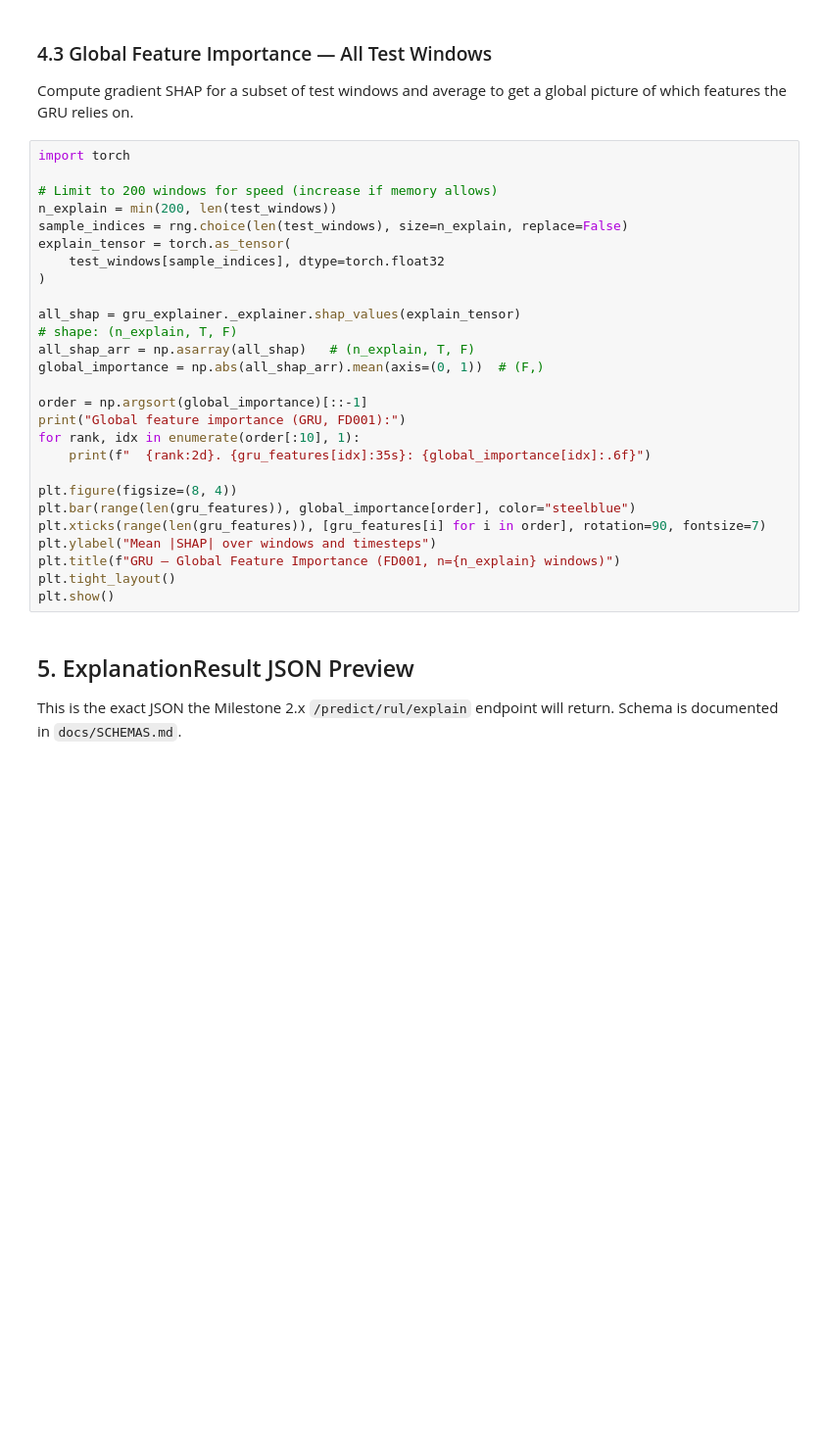
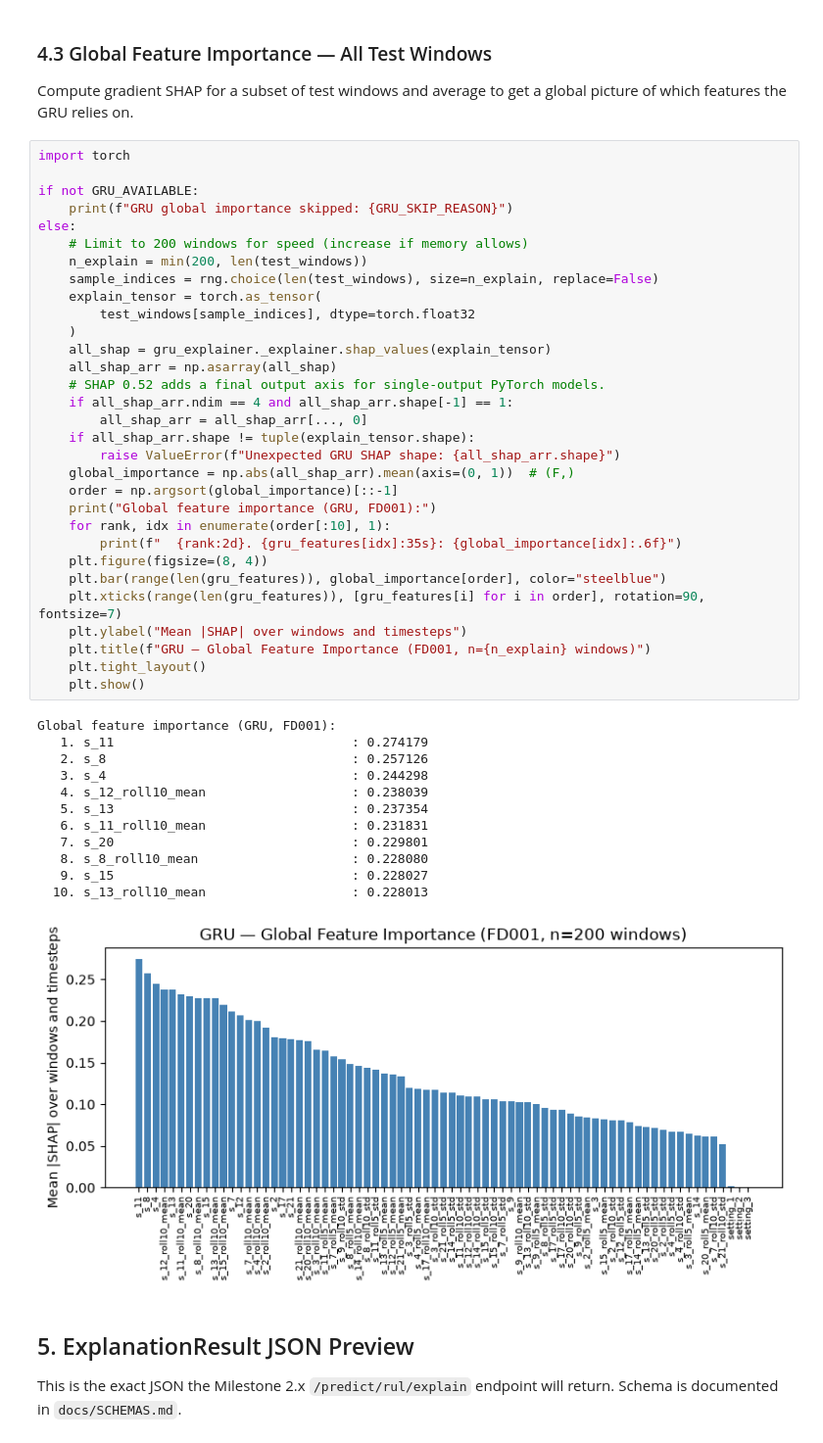
Before and after one commit to agrimsri/Industrial-Predictive-Maintenance-Platform, a Jupyter notebook: ml/notebooks/04_shap_explainability.ipynb, the cells around one changed output. Shown at 98% size. Saved outputs shown, nothing was run; the diff lists cells and outputs as text; blank space fills up the shorter version.

```diff
--- a/ml/notebooks/04_shap_explainability.ipynb
+++ b/ml/notebooks/04_shap_explainability.ipynb
@@ -221,30 +293,47 @@ picture of which features the GRU relies on.
 # %%
 import torch
 
-# Limit to 200 windows for speed (increase if memory allows)
-n_explain = min(200, len(test_windows))
-sample_indices = rng.choice(len(test_windows), size=n_explain, replace=False)
-explain_tensor = torch.as_tensor(
-    test_windows[sample_indices], dtype=torch.float32
-)
-
-all_shap = gru_explainer._explainer.shap_values(explain_tensor)
-# shape: (n_explain, T, F)
-all_shap_arr = np.asarray(all_shap)   # (n_explain, T, F)
-global_importance = np.abs(all_shap_arr).mean(axis=(0, 1))  # (F,)
-
-order = np.argsort(global_importance)[::-1]
-print("Global feature importance (GRU, FD001):")
-for rank, idx in enumerate(order[:10], 1):
-    print(f"  {rank:2d}. {gru_features[idx]:35s}: {global_importance[idx]:.6f}")
-
-plt.figure(figsize=(8, 4))
-plt.bar(range(len(gru_features)), global_importance[order], color="steelblue")
-plt.xticks(range(len(gru_features)), [gru_features[i] for i in order], rotation=90, fontsize=7)
-plt.ylabel("Mean |SHAP| over windows and timesteps")
-plt.title(f"GRU — Global Feature Importance (FD001, n={n_explain} windows)")
-plt.tight_layout()
-plt.show()
+if not GRU_AVAILABLE:
+    print(f"GRU global importance skipped: {GRU_SKIP_REASON}")
+else:
+    # Limit to 200 windows for speed (increase if memory allows)
+    n_explain = min(200, len(test_windows))
+    sample_indices = rng.choice(len(test_windows), size=n_explain, replace=False)
+    explain_tensor = torch.as_tensor(
+        test_windows[sample_indices], dtype=torch.float32
+    )
+    all_shap = gru_explainer._explainer.shap_values(explain_tensor)
+    all_shap_arr = np.asarray(all_shap)
+    # SHAP 0.52 adds a final output axis for single-output PyTorch models.
+    if all_shap_arr.ndim == 4 and all_shap_arr.shape[-1] == 1:
+        all_shap_arr = all_shap_arr[..., 0]
+    if all_shap_arr.shape != tuple(explain_tensor.shape):
+        raise ValueError(f"Unexpected GRU SHAP shape: {all_shap_arr.shape}")
+    global_importance = np.abs(all_shap_arr).mean(axis=(0, 1))  # (F,)
+    order = np.argsort(global_importance)[::-1]
+    print("Global feature importance (GRU, FD001):")
+    for rank, idx in enumerate(order[:10], 1):
+        print(f"  {rank:2d}. {gru_features[idx]:35s}: {global_importance[idx]:.6f}")
+    plt.figure(figsize=(8, 4))
+    plt.bar(range(len(gru_features)), global_importance[order], color="steelblue")
+    plt.xticks(range(len(gru_features)), [gru_features[i] for i in order], rotation=90, fontsize=7)
+    plt.ylabel("Mean |SHAP| over windows and timesteps")
+    plt.title(f"GRU — Global Feature Importance (FD001, n={n_explain} windows)")
+    plt.tight_layout()
+    plt.show()
+# %% [output]
+Global feature importance (GRU, FD001):
+   1. s_11                               : 0.274179
+   2. s_8                                : 0.257126
+   3. s_4                                : 0.244298
+   4. s_12_roll10_mean                   : 0.238039
+   5. s_13                               : 0.237354
+   6. s_11_roll10_mean                   : 0.231831
+   7. s_20                               : 0.229801
+   8. s_8_roll10_mean                    : 0.228080
+   9. s_15                               : 0.228027
+  10. s_13_roll10_mean                   : 0.228013
+[figure, added]
 # %% [markdown]
 ## 5. ExplanationResult JSON Preview
 
```
Also changed, not shown: parts of 13 cells of this notebook, 6 other files.
